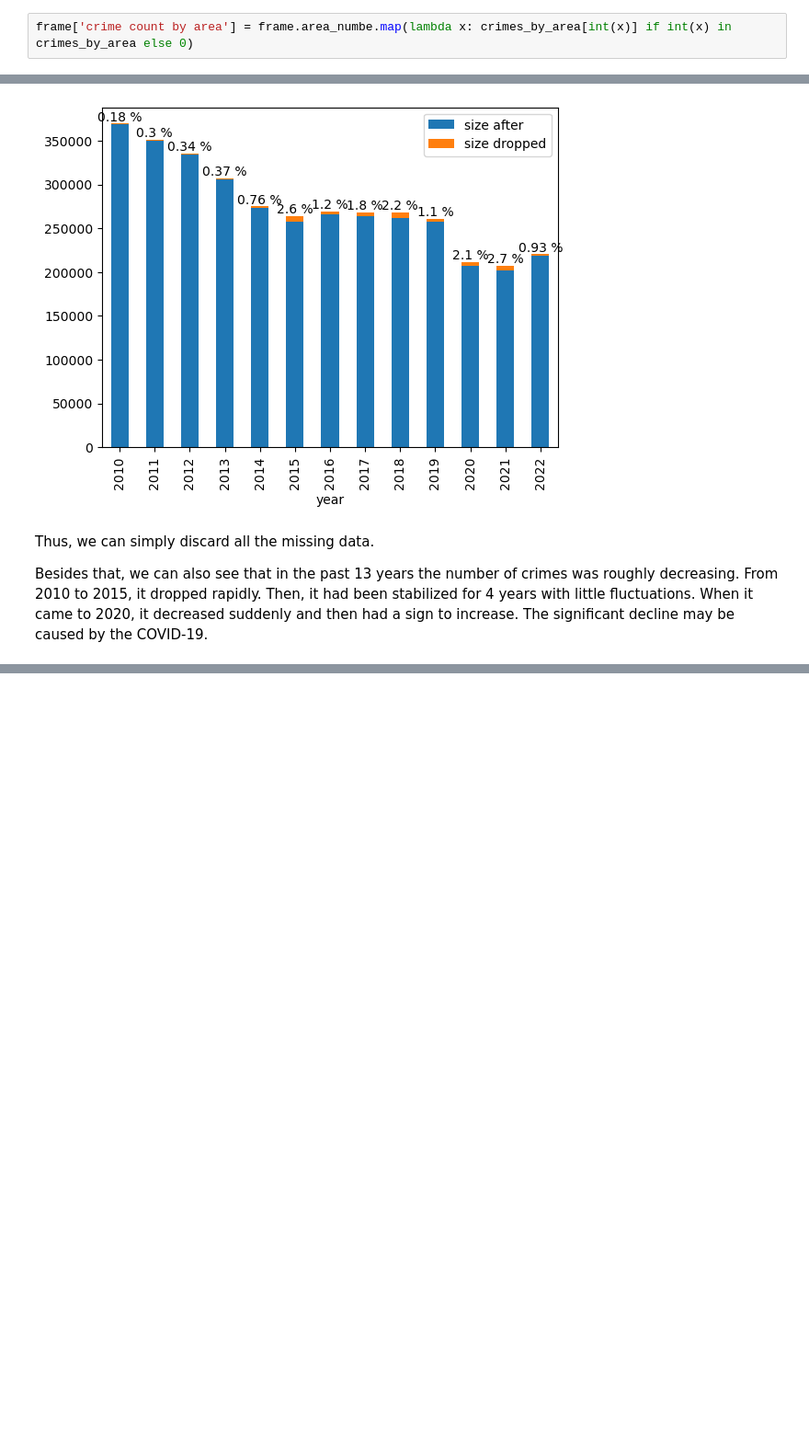
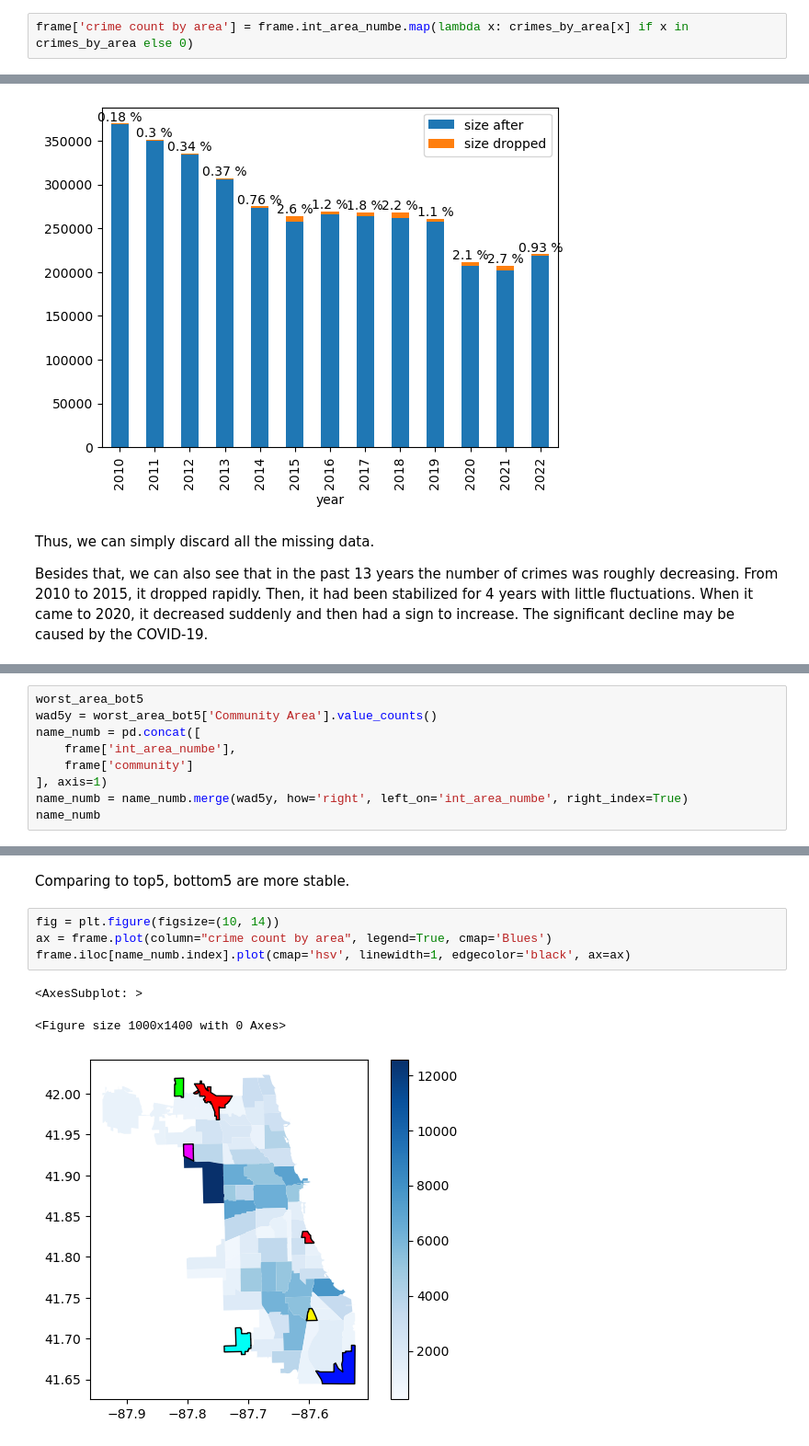
Before and after one commit to COMP5152TEAMWORK/Chicago-Crimes-Analysis, a Jupyter notebook: Chicago Crime Analysis.ipynb, the cells around one changed output, grey strips where cells are left out. Shown at 92% size. Drawn from its saved outputs; the diff is of its cells as text; blank space fills up the shorter version.

```diff
--- a/Chicago Crime Analysis.ipynb
+++ b/Chicago Crime Analysis.ipynb
@@ -166,5 +168,5 @@ frame = gpd.read_file("{}Chicago_Areas.geojson".format(DATA_DIR))
 # %%
-frame['crime count by area'] = frame.area_numbe.map(lambda x: crimes_by_area[int(x)] if int(x) in crimes_by_area else 0)
+frame['crime count by area'] = frame.int_area_numbe.map(lambda x: crimes_by_area[x] if x in crimes_by_area else 0)
 # %%
 fig = plt.figure(figsize=(10, 14))
 ax = frame.plot(column="crime count by area", legend=True, cmap='Blues')
@@ -346,0 +446,9 @@ Besides that, we can also see that in the past 13 years the number of crimes was
+# %%
+worst_area_bot5
+wad5y = worst_area_bot5['Community Area'].value_counts()
+name_numb = pd.concat([
+    frame['int_area_numbe'],
+    frame['community']
+], axis=1)
+name_numb = name_numb.merge(wad5y, how='right', left_on='int_area_numbe', right_index=True)
+name_numb
@@ -346,0 +464,10 @@ Besides that, we can also see that in the past 13 years the number of crimes was
+# %% [markdown]
+Comparing to top5, bottom5 are more stable.
+# %%
+fig = plt.figure(figsize=(10, 14))
+ax = frame.plot(column="crime count by area", legend=True, cmap='Blues')
+frame.iloc[name_numb.index].plot(cmap='hsv', linewidth=1, edgecolor='black', ax=ax)
+# %% [output]
+<AxesSubplot: >
+<Figure size 1000x1400 with 0 Axes>
+[figure, added]
```
Also changed, not shown: parts of 12 cells of this notebook, 2 other files.
